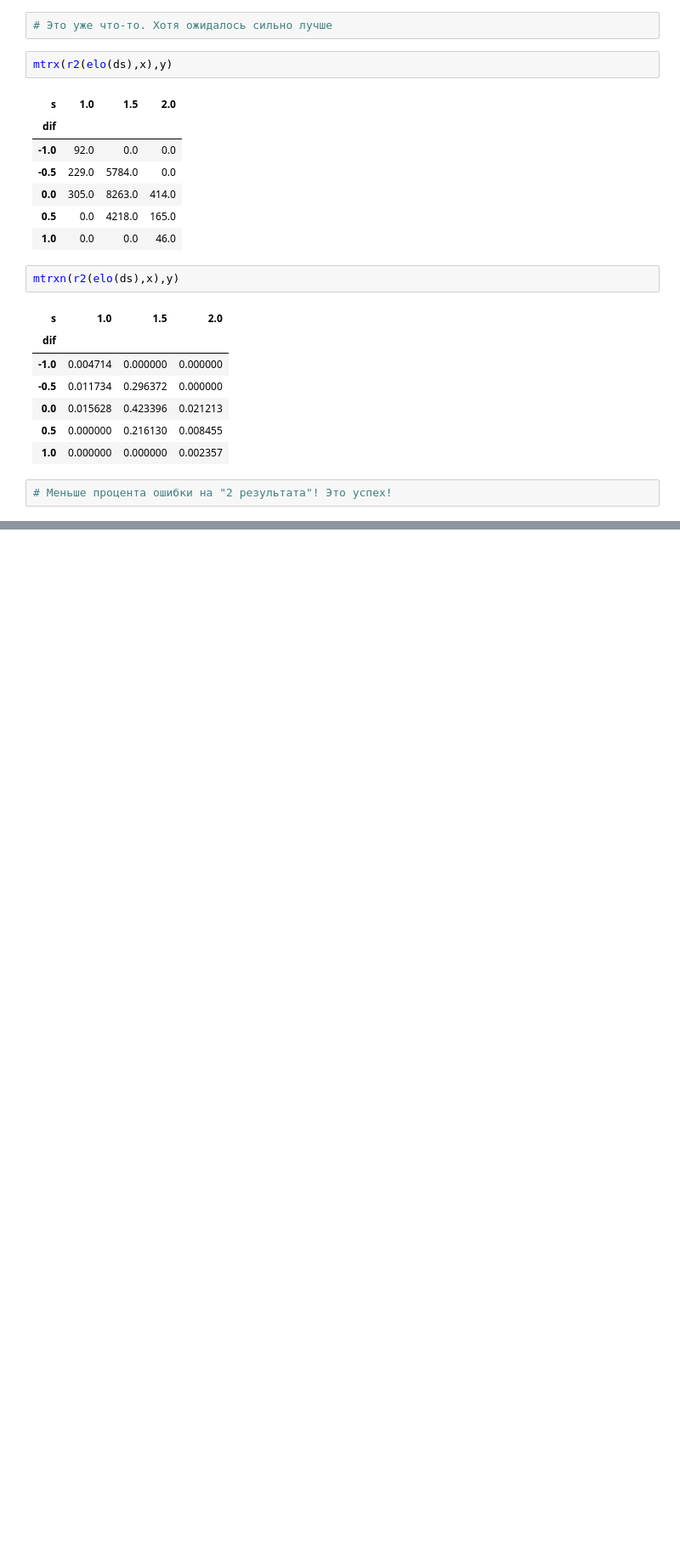
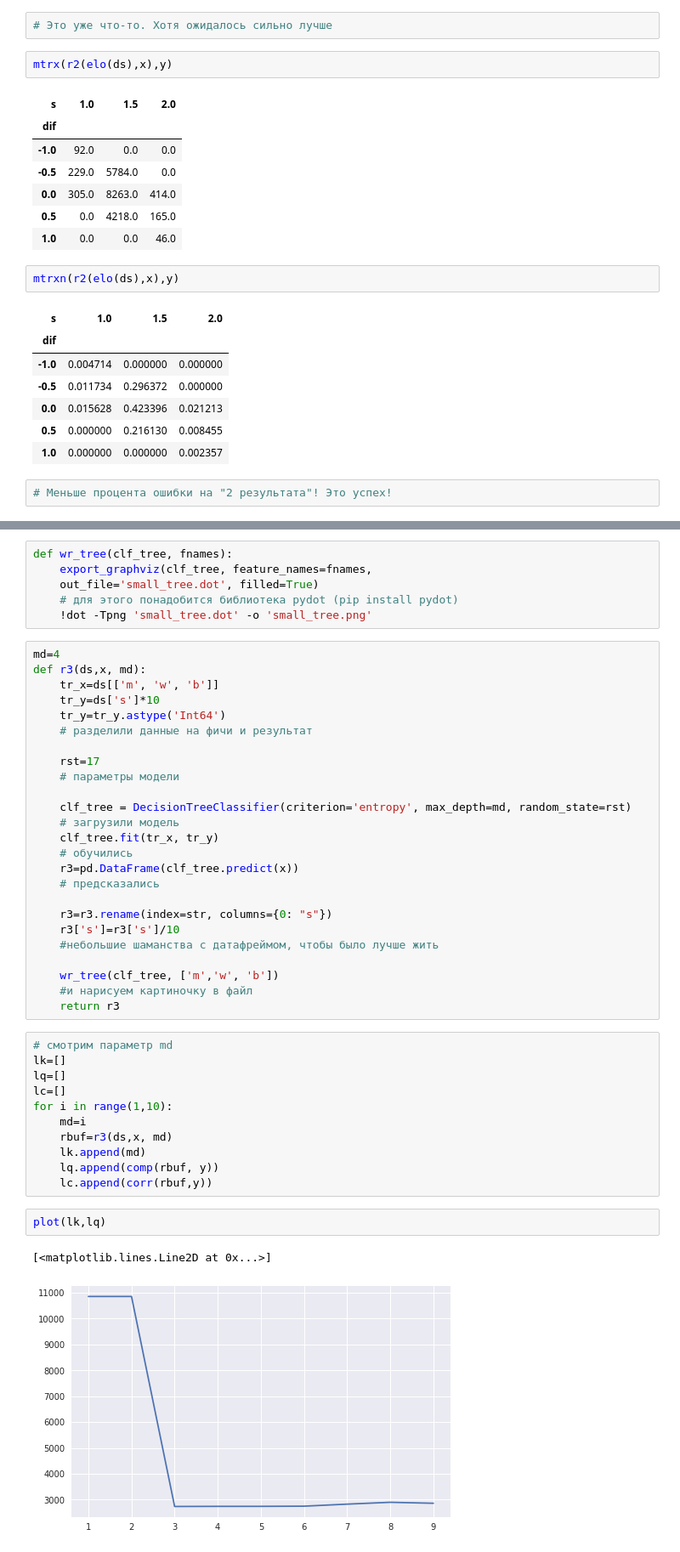
Before and after one commit to rosolimo212/chess, a Jupyter notebook: chess_rating_ver2.0.ipynb, the cells around one changed output, grey strips where cells are left out. Shown: that part at 85% size. Drawn from its saved outputs; the diff is of its cells as text; blank space fills up the shorter version.

```diff
--- a/chess_rating_ver2.0.ipynb
+++ b/chess_rating_ver2.0.ipynb
@@ -514,0 +531,47 @@ mtrxn(r2(elo(ds),x),y)
+# %%
+def wr_tree(clf_tree, fnames):
+    export_graphviz(clf_tree, feature_names=fnames,
+    out_file='small_tree.dot', filled=True)
+    # для этого понадобится библиотека pydot (pip install pydot)
+    !dot -Tpng 'small_tree.dot' -o 'small_tree.png'
+# %%
+md=4
+def r3(ds,x, md):
+    tr_x=ds[['m', 'w', 'b']]
+    tr_y=ds['s']*10
+    tr_y=tr_y.astype('Int64')
+    # разделили данные на фичи и результат
+
+    rst=17
+    # параметры модели
+
+    clf_tree = DecisionTreeClassifier(criterion='entropy', max_depth=md, random_state=rst)
+    # загрузили модель
+    clf_tree.fit(tr_x, tr_y)
+    # обучились
+    r3=pd.DataFrame(clf_tree.predict(x))
+    # предсказались
+
+    r3=r3.rename(index=str, columns={0: "s"})
+    r3['s']=r3['s']/10
+    #небольшие шаманства с датафреймом, чтобы было лучше жить
+
+    wr_tree(clf_tree, ['m','w', 'b'])
+    #и нарисуем картиночку в файл
+    return r3
+# %%
+# смотрим параметр md
+lk=[]
+lq=[]
+lc=[]
+for i in range(1,10):
+    md=i
+    rbuf=r3(ds,x, md)
+    lk.append(md)
+    lq.append(comp(rbuf, y))
+    lc.append(corr(rbuf,y))
+# %%
+plot(lk,lq)
+# %% [output]
+[<matplotlib.lines.Line2D at 0x...>]
+[figure, added]
```
Also changed, not shown: parts of 23 cells of this notebook.
